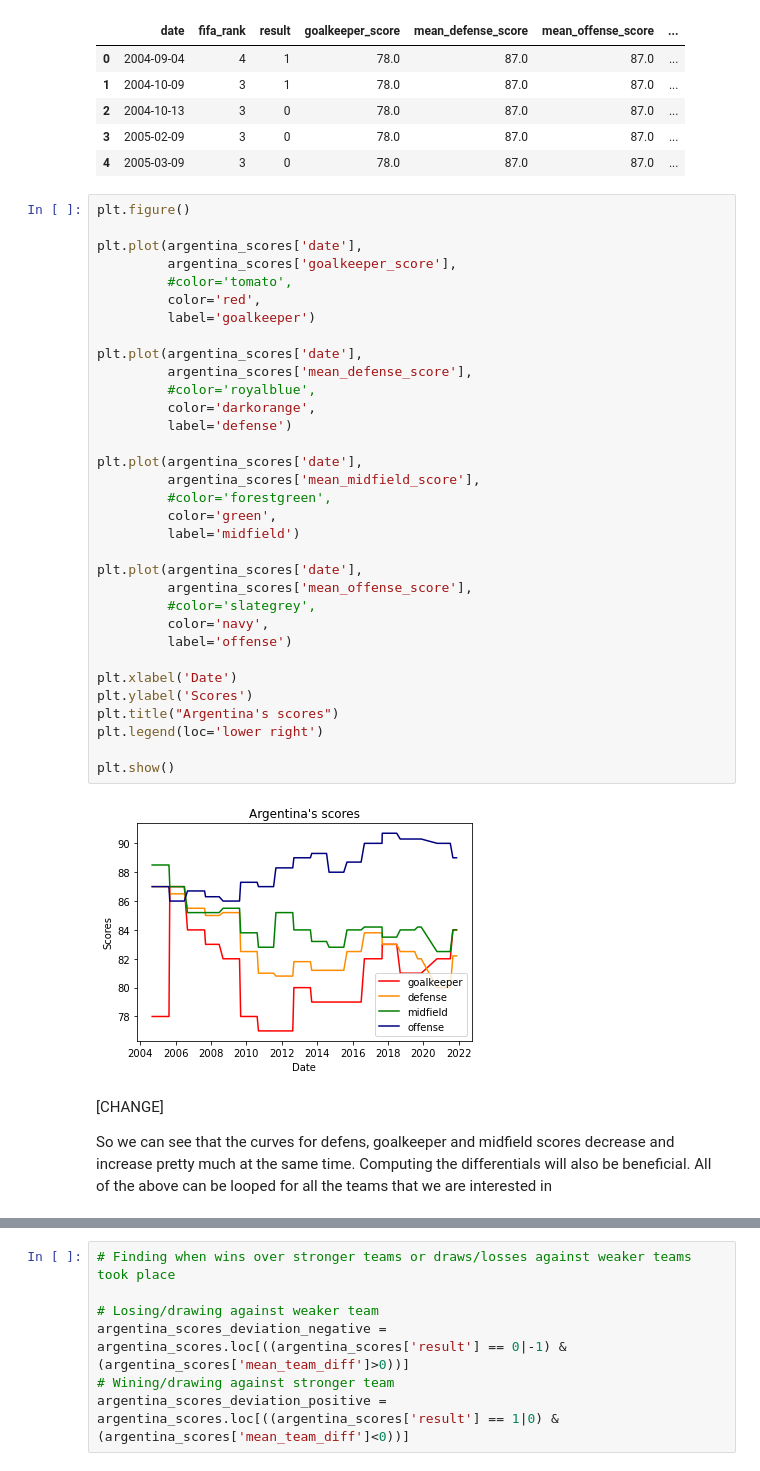
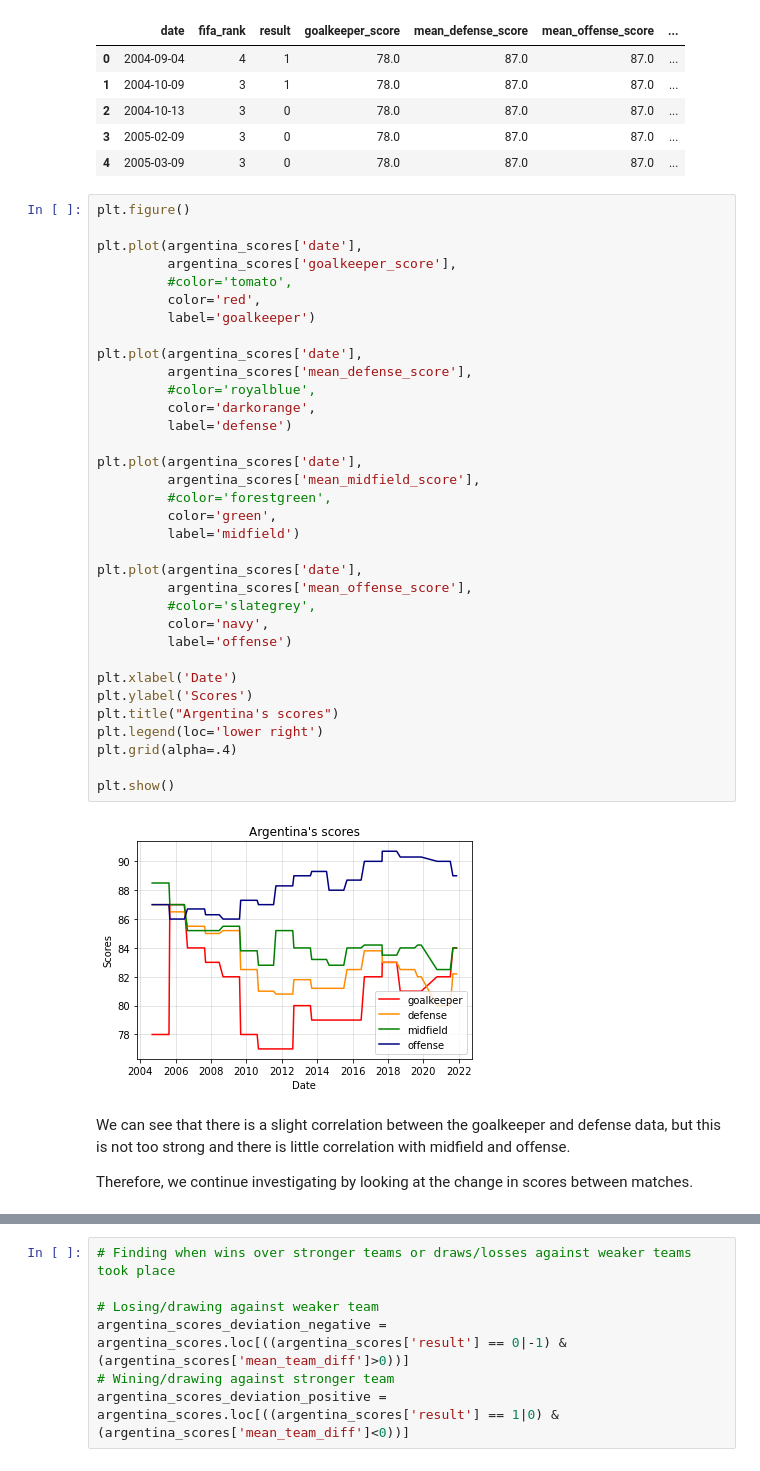
Before and after one commit to rasensiod/ML_Qatar22, a Jupyter notebook: Team2/MLProject_vRA.ipynb, the cells around one changed output, grey strips where cells are left out. Drawn from its saved outputs; the diff is of its cells as text.

```diff
--- a/Team2/MLProject_vRA.ipynb
+++ b/Team2/MLProject_vRA.ipynb
@@ -600,38 +607,39 @@ plt.plot(argentina_scores['date'],
          argentina_scores['goalkeeper_score'],
          #color='tomato',
          color='red',
          label='goalkeeper')
 
 plt.plot(argentina_scores['date'],
          argentina_scores['mean_defense_score'],
          #color='royalblue',
          color='darkorange',
          label='defense')
 
 plt.plot(argentina_scores['date'],
          argentina_scores['mean_midfield_score'],
          #color='forestgreen',
          color='green',
          label='midfield')
 
 plt.plot(argentina_scores['date'],
          argentina_scores['mean_offense_score'],
          #color='slategrey',
          color='navy',
          label='offense')
 
 plt.xlabel('Date')
 plt.ylabel('Scores')
 plt.title("Argentina's scores")
 plt.legend(loc='lower right')
+plt.grid(alpha=.4)
 
 plt.show()
 # %% [output]
-[figure, old version]
+[figure, new version]
-# %% [markdown]
-[CHANGE]
-
-So we can see that the curves for defens, goalkeeper and midfield scores decrease and increase pretty much at the same time. Computing the differentials will also be beneficial. All of the above can be looped for all the teams that we are interested in
+# %% [markdown]
+We can see that there is a slight correlation between the goalkeeper and defense data, but this is not too strong and there is little correlation with midfield and offense.
+
+Therefore, we continue investigating by looking at the change in scores between matches.
 # %%
 # Compute change in scores between matches
 argentina_scores['rank_diff'] = argentina_scores['fifa_rank'].diff()
```
Also changed, not shown: parts of 53 cells of this notebook, 2 other files.
